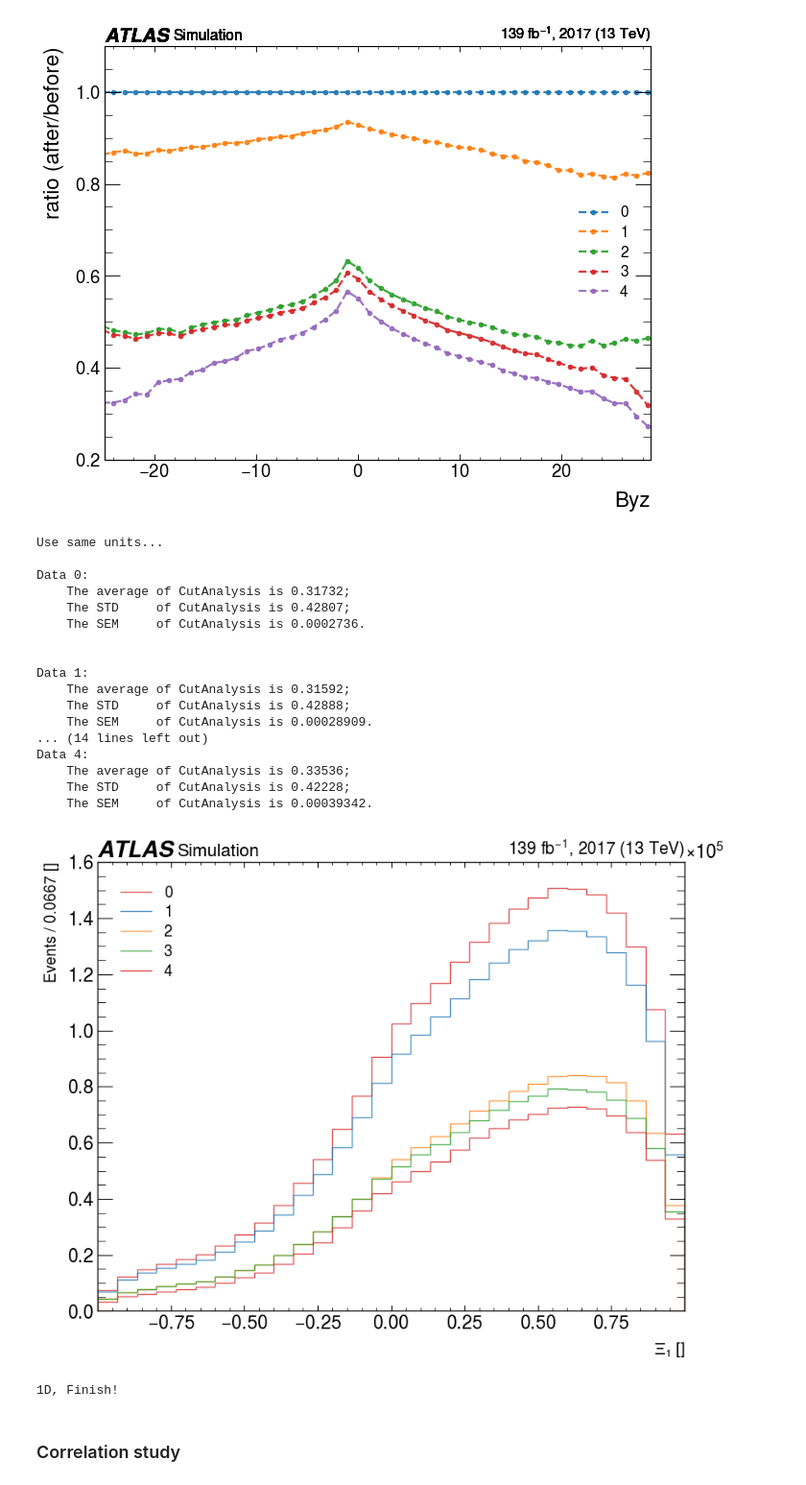
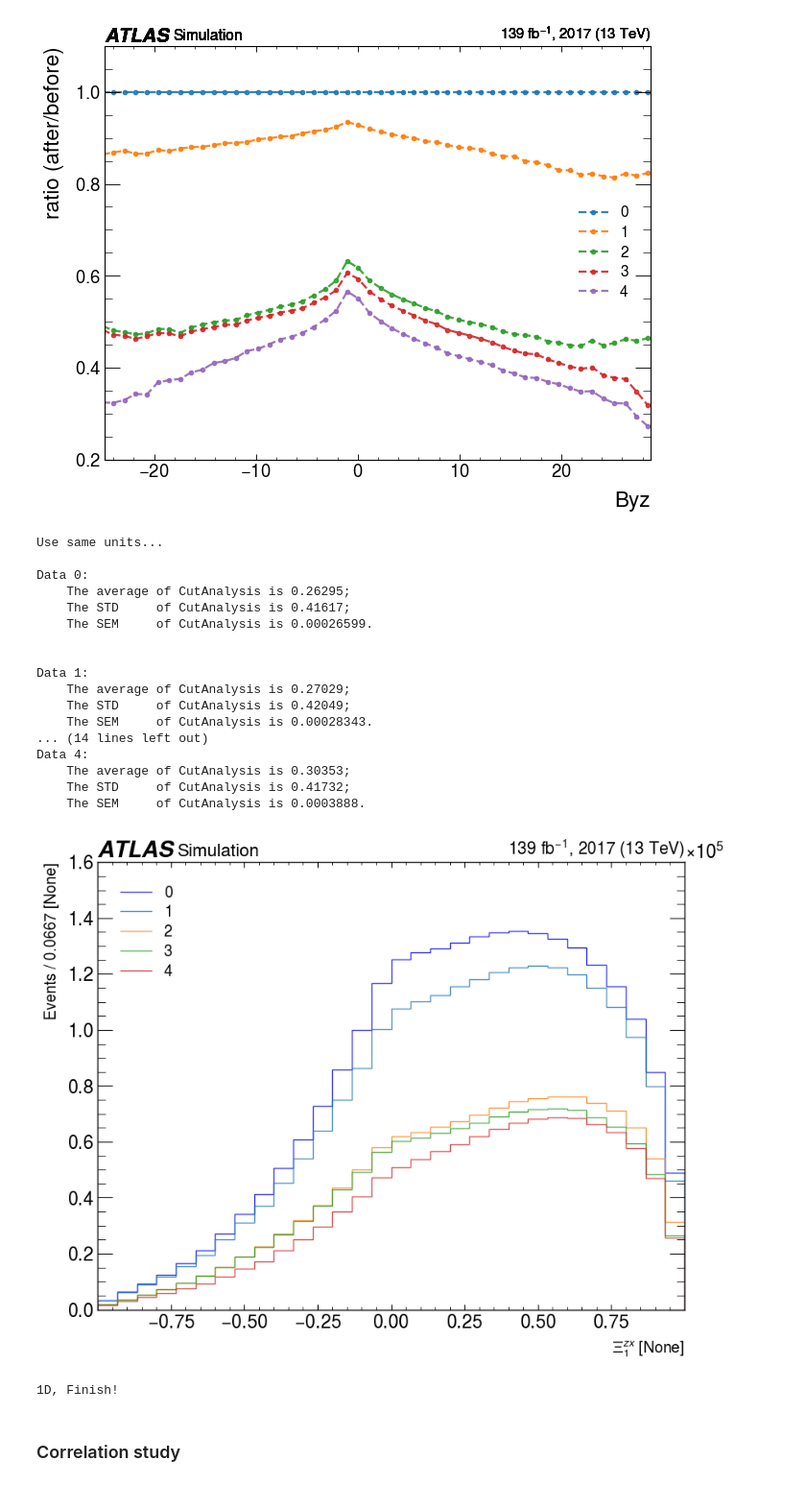
Before and after one commit to yygarypeng/Bell-Analysis, a Jupyter notebook: TRUTH3_dump_CutAnalysis/truth-analysis.ipynb, the cells around one changed output. Shown at 96% size. Saved outputs shown, nothing was run; the diff lists cells and outputs as text; code cells hidden in the pictures.

```diff
--- a/TRUTH3_dump_CutAnalysis/truth-analysis.ipynb
+++ b/TRUTH3_dump_CutAnalysis/truth-analysis.ipynb
@@ -310,26 +340,26 @@ plt.close()
 # %%
-# Xi_p analysis
+# Xi_m analysis
 
 fig = plt.figure(figsize=(9, 7), dpi=80)
 for i in cuts:
-    ratio_data, rrange = ratio(i, [], df=Xi, var="xi_p_x")
-    ratio_plot(ratio_data, ylabel=r"$\xi^{+}$", range=rrange)
+    ratio_data, rrange = ratio(i, [], df=Xi, var="xi_m_x")
+    ratio_plot(ratio_data, ylabel=r"$\xi_{x}^{-}$", range=rrange)
 plt.legend(name, loc="best")
 plt.show()
 plt.close()
 
 fig = plt.figure(figsize=(9, 7), dpi=80)
 for i in cuts:
-    ratio_data, rrange = ratio(i, [], df=Xi, var="xi_p_y")
-    ratio_plot(ratio_data, ylabel=r"$\xi^{+}$", range=rrange)
+    ratio_data, rrange = ratio(i, [], df=Xi, var="xi_m_y")
+    ratio_plot(ratio_data, ylabel=r"$\xi_{y}^{-}$", range=rrange)
 plt.legend(name, loc="best")
 plt.show()
 plt.close()
 
 fig = plt.figure(figsize=(9, 7), dpi=80)
 for i in cuts:
-    ratio_data, rrange = ratio(i, [], df=Xi, var="xi_p_z")
-    ratio_plot(ratio_data, ylabel=r"$\xi^{+}$", range=rrange)
+    ratio_data, rrange = ratio(i, [], df=Xi, var="xi_m_z")
+    ratio_plot(ratio_data, ylabel=r"$\xi_{z}^{-}$", range=rrange)
 plt.legend(name, loc="best")
 plt.show()
 plt.close()
@@ -410,7 +410,7 @@ df = pd.DataFrame(
 fig = plt.figure(figsize=(9, 7), dpi=80)
 for i in cuts:
     ratio_data, rrange = ratio(i, [], df=df, var="term1_xy")
-    ratio_plot(ratio_data, ylabel=r"$\Xi_{1}$", range=rrange)
+    ratio_plot(ratio_data, ylabel=r"$\Xi^{xy}_{1}$", range=rrange)
 plt.legend(name, loc="best")
 plt.show()
 plt.close()
@@ -418,7 +418,7 @@ plt.close()
 fig = plt.figure(figsize=(9, 7), dpi=80)
 for i in cuts:
     ratio_data, rrange = ratio(i, [], df=df, var="term2_xy")
-    ratio_plot(ratio_data, ylabel=r"$\Xi_{2}$", range=rrange)
+    ratio_plot(ratio_data, ylabel=r"$\Xi^{xy}_{2}$", range=rrange)
 plt.legend(name, loc="best")
 plt.show()
 plt.close()
@@ -426,7 +426,7 @@ plt.close()
 fig = plt.figure(figsize=(9, 7), dpi=80)
 for i in cuts:
     ratio_data, rrange = ratio(i, [], df=df, var="term3_xy")
-    ratio_plot(ratio_data, ylabel=r"$\Xi_{3}$", range=rrange)
+    ratio_plot(ratio_data, ylabel=r"$\Xi^{xy}_{3}$", range=rrange)
 plt.legend(name, loc="best")
 plt.show()
 plt.close()
@@ -437,10 +437,10 @@ plt.close()
 # %%
-# term_xy analysis
+# term_yz analysis
 
 fig = plt.figure(figsize=(9, 7), dpi=80)
 for i in cuts:
     ratio_data, rrange = ratio(i, [], df=df, var="term1_yz")
-    ratio_plot(ratio_data, ylabel=r"$\Xi_{1}$", range=rrange)
+    ratio_plot(ratio_data, ylabel=r"$\Xi^{yz}_{1}$", range=rrange)
 plt.legend(name, loc="best")
 plt.show()
 plt.close()
@@ -448,7 +448,7 @@ plt.close()
 fig = plt.figure(figsize=(9, 7), dpi=80)
 for i in cuts:
     ratio_data, rrange = ratio(i, [], df=df, var="term2_yz")
-    ratio_plot(ratio_data, ylabel=r"$\Xi_{2}$", range=rrange)
+    ratio_plot(ratio_data, ylabel=r"$\Xi^{yz}_{2}$", range=rrange)
 plt.legend(name, loc="best")
 plt.show()
 plt.close()
@@ -456,7 +456,7 @@ plt.close()
 fig = plt.figure(figsize=(9, 7), dpi=80)
 for i in cuts:
     ratio_data, rrange = ratio(i, [], df=df, var="term3_yz")
-    ratio_plot(ratio_data, ylabel=r"$\Xi_{3}$", range=rrange)
+    ratio_plot(ratio_data, ylabel=r"$\Xi^{yz}_{3}$", range=rrange)
 plt.legend(name, loc="best")
 plt.show()
 plt.close()
@@ -467,10 +467,10 @@ plt.close()
 # %%
-# term_xy analysis
+# term_zx analysis
 
 fig = plt.figure(figsize=(9, 7), dpi=80)
 for i in cuts:
     ratio_data, rrange = ratio(i, [], df=df, var="term1_zx")
-    ratio_plot(ratio_data, ylabel=r"$\Xi_{1}$", range=rrange)
+    ratio_plot(ratio_data, ylabel=r"$\Xi^{zx}_{1}$", range=rrange)
 plt.legend(name, loc="best")
 plt.show()
 plt.close()
@@ -478,7 +478,7 @@ plt.close()
 fig = plt.figure(figsize=(9, 7), dpi=80)
 for i in cuts:
     ratio_data, rrange = ratio(i, [], df=df, var="term2_zx")
-    ratio_plot(ratio_data, ylabel=r"$\Xi_{2}$", range=rrange)
+    ratio_plot(ratio_data, ylabel=r"$\Xi^{zx}_{2}$", range=rrange)
 plt.legend(name, loc="best")
 plt.show()
 plt.close()
@@ -486,7 +486,7 @@ plt.close()
 fig = plt.figure(figsize=(9, 7), dpi=80)
 for i in cuts:
     ratio_data, rrange = ratio(i, [], df=df, var="term3_zx")
-    ratio_plot(ratio_data, ylabel=r"$\Xi_{3}$", range=rrange)
+    ratio_plot(ratio_data, ylabel=r"$\Xi^{zx}_{3}$", range=rrange)
 plt.legend(name, loc="best")
 plt.show()
 plt.close()
@@ -558,27 +558,27 @@ for var in ["Bxy", "Bzx", "Byz"]:
 [figure]
 [figure]
 # %%
-data = [df[CGLMP_analysis(Cuts=cuts[i])]["term1_xy"] for i in np.arange(len(cuts))]
-plot(data, xlabel=r"$\Xi_{1}$", label=name, loc=0)
+data = [df[CGLMP_analysis(Cuts=cuts[i])]["term1_zx"] for i in np.arange(len(cuts))]
+plot(data, xlabel=r"$\Xi^{zx}_{1}$", label=name, loc=0)
 # %% [output]
 Use same units...
 
 Data 0:
-    The average of CutAnalysis is 0.31732;
-    The STD     of CutAnalysis is 0.42807;
-    The SEM     of CutAnalysis is 0.0002736.
+    The average of CutAnalysis is 0.26295;
+    The STD     of CutAnalysis is 0.41617;
+    The SEM     of CutAnalysis is 0.00026599.
 
 
 Data 1:
-    The average of CutAnalysis is 0.31592;
-    The STD     of CutAnalysis is 0.42888;
-    The SEM     of CutAnalysis is 0.00028909.
+    The average of CutAnalysis is 0.27029;
+    The STD     of CutAnalysis is 0.42049;
+    The SEM     of CutAnalysis is 0.00028343.
 ... (14 lines left out)
 Data 4:
-    The average of CutAnalysis is 0.33536;
-    The STD     of CutAnalysis is 0.42228;
-    The SEM     of CutAnalysis is 0.00039342.
+    The average of CutAnalysis is 0.30353;
+    The STD     of CutAnalysis is 0.41732;
+    The SEM     of CutAnalysis is 0.0003888.
-[figure, old version]
+[figure, new version]
 1D, Finish!
 # %% [markdown]
 ### Correlation study
```
Also changed, not shown: parts of 10 cells of this notebook.
